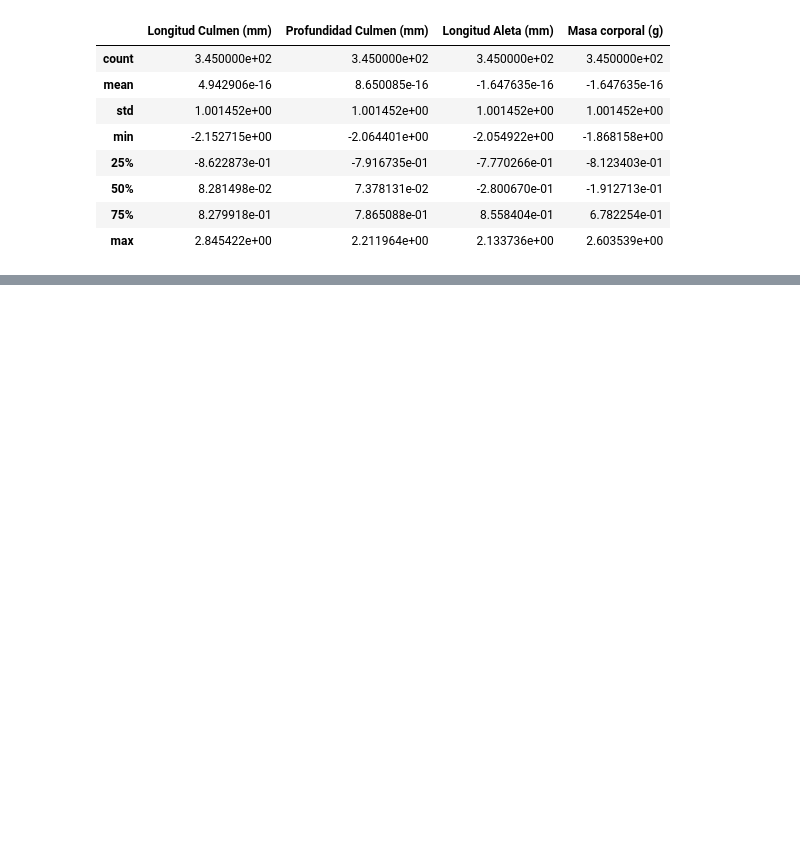
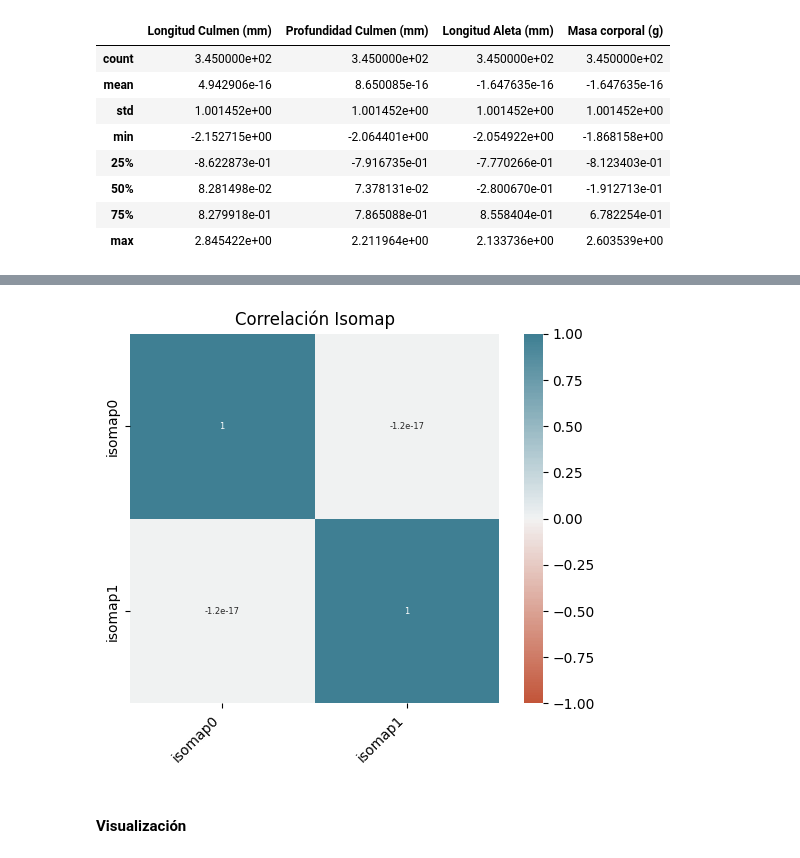
Before and after one commit to manuellazarte/TP-Mineria-Datos-Pinguinos, a Jupyter notebook: TP1_Lazarte_Larrubia.ipynb, the cells around one changed output, grey strips where cells are left out. Saved outputs shown, nothing was run; the diff lists cells and outputs as text; code cells hidden in the pictures; blank space fills up the shorter version.

```diff
--- a/TP1_Lazarte_Larrubia.ipynb
+++ b/TP1_Lazarte_Larrubia.ipynb
@@ -233,0 +300,3 @@ X_scaled.describe()
+# %%
+isomap_2D = Isomap(n_neighbors=11, n_components=2).set_output(transform="pandas")
+X_2D = isomap_2D.fit_transform(X_std)
@@ -233,0 +307,3 @@ X_scaled.describe()
+# %%
+X_2D['Especie'] = y_especie
+X_2D['Sexo'] = y_sexo
@@ -233,0 +312,22 @@ X_scaled.describe()
+# %%
+def plot_correlation_heatmap(corr, title):
+    ax = sns.heatmap(
+        corr,
+        vmin=-1, vmax=1, center=0,
+        cmap=sns.diverging_palette(20, 220, n=200),
+        square=True,
+        annot = True,
+        annot_kws = {'size': 6})
+    ax.set_xticklabels(
+        ax.get_xticklabels(),
+        rotation=45,
+        horizontalalignment='right')
+    plt.title(title)
+    plt.show()
+# %%
+corr_isomap = X_2D.drop(columns=['Especie', 'Sexo']).corr()
+plot_correlation_heatmap(corr_isomap, 'Correlación Isomap')
+# %% [output]
+[figure, added]
+# %% [markdown]
+#### Visualización
```
Also changed, not shown: parts of 41 cells of this notebook.
